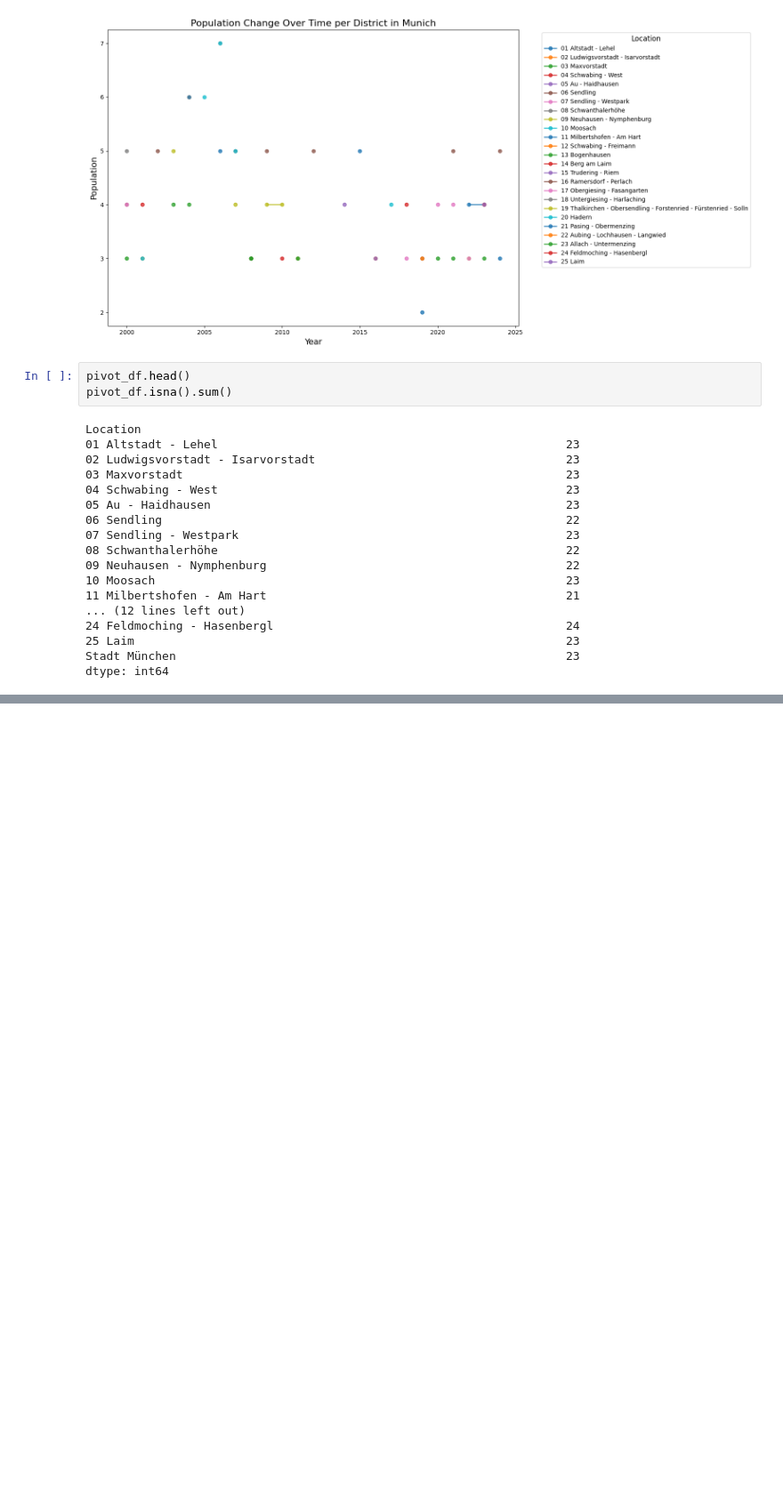
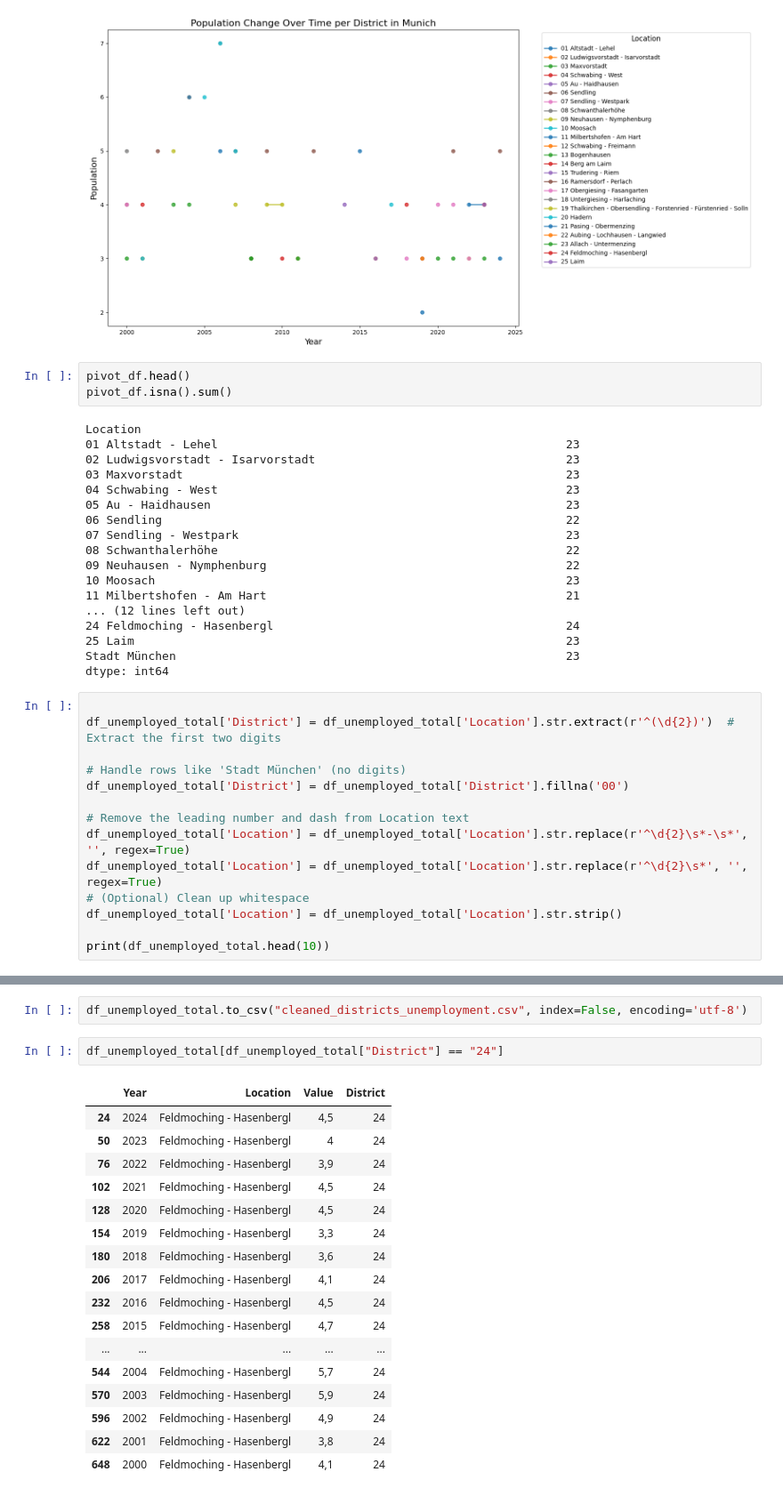
Before and after one commit to AhmedElsherif04/SolarPanelMunich, a Jupyter notebook: CSV_data/Unemployment/unemployment.ipynb, the cells around one changed output, grey strips where cells are left out. Shown at 89% size. Saved outputs shown, nothing was run; the diff lists cells and outputs as text; blank space fills up the shorter version.

```diff
--- a/CSV_data/Unemployment/unemployment.ipynb
+++ b/CSV_data/Unemployment/unemployment.ipynb
@@ -133,3 +133,17 @@ Location
 25 Laim                                                              23
 Stadt München                                                        23
 dtype: int64
+# %%
+
+df_unemployed_total['District'] = df_unemployed_total['Location'].str.extract(r'^(\d{2})')  # Extract the first two digits
+
+# Handle rows like 'Stadt München' (no digits)
+df_unemployed_total['District'] = df_unemployed_total['District'].fillna('00')
+
+# Remove the leading number and dash from Location text
+df_unemployed_total['Location'] = df_unemployed_total['Location'].str.replace(r'^\d{2}\s*-\s*', '', regex=True)
+df_unemployed_total['Location'] = df_unemployed_total['Location'].str.replace(r'^\d{2}\s*', '', regex=True)
+# (Optional) Clean up whitespace
+df_unemployed_total['Location'] = df_unemployed_total['Location'].str.strip()
+
+print(df_unemployed_total.head(10))
@@ -135,0 +162,22 @@ dtype: int64
+# %%
+df_unemployed_total.to_csv("cleaned_districts_unemployment.csv", index=False, encoding='utf-8')
+# %%
+df_unemployed_total[df_unemployed_total["District"] == "24"]
+# %% [output]
+|  | Year | Location | Value | District |
+| 24 | 2024 | Feldmoching - Hasenbergl | 4,5 | 24 |
+| 50 | 2023 | Feldmoching - Hasenbergl | 4 | 24 |
+| 76 | 2022 | Feldmoching - Hasenbergl | 3,9 | 24 |
+| 102 | 2021 | Feldmoching - Hasenbergl | 4,5 | 24 |
+| 128 | 2020 | Feldmoching - Hasenbergl | 4,5 | 24 |
+| 154 | 2019 | Feldmoching - Hasenbergl | 3,3 | 24 |
+| 180 | 2018 | Feldmoching - Hasenbergl | 3,6 | 24 |
+| 206 | 2017 | Feldmoching - Hasenbergl | 4,1 | 24 |
+| 232 | 2016 | Feldmoching - Hasenbergl | 4,5 | 24 |
+| 258 | 2015 | Feldmoching - Hasenbergl | 4,7 | 24 |
+| ... | ... | ... | ... | ... |
+| 544 | 2004 | Feldmoching - Hasenbergl | 5,7 | 24 |
+| 570 | 2003 | Feldmoching - Hasenbergl | 5,9 | 24 |
+| 596 | 2002 | Feldmoching - Hasenbergl | 4,9 | 24 |
+| 622 | 2001 | Feldmoching - Hasenbergl | 3,8 | 24 |
+| 648 | 2000 | Feldmoching - Hasenbergl | 4,1 | 24 |
```
Also changed, not shown: parts of 1 cell of this notebook, 3 other files.
